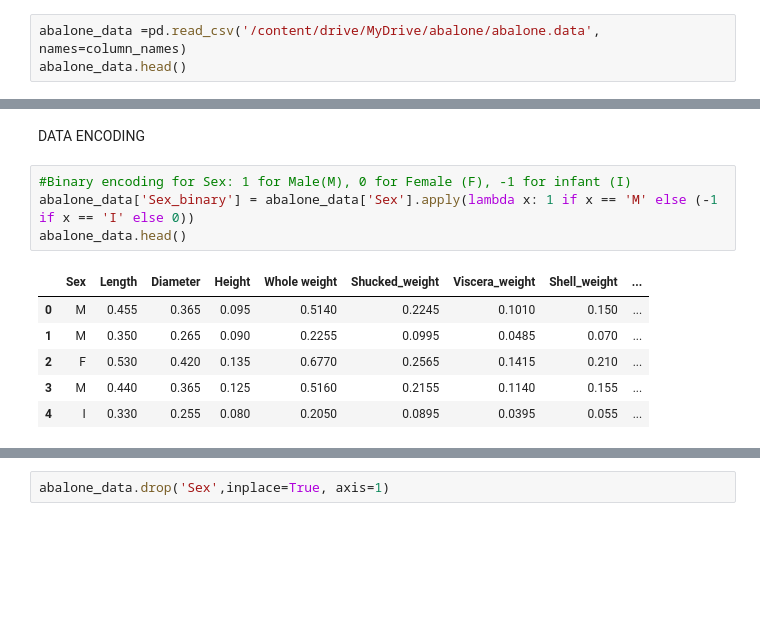
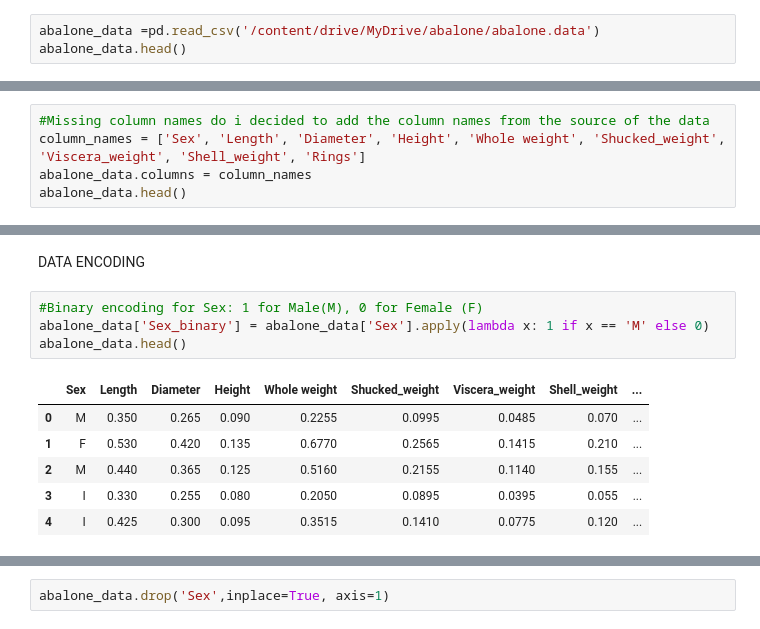
Before and after one commit to Mercymerine/Machine_Learning_1, a Jupyter notebook: abalone.ipynb, the cells around one changed output, grey strips where cells are left out. Drawn from its saved outputs; the diff is of its cells as text; blank space fills up the shorter version.

```diff
--- a/abalone.ipynb
+++ b/abalone.ipynb
@@ -11,4 +15,4 @@ column_names = ['Sex', 'Length', 'Diameter', 'Height', 'Whole weight', 'Shucked_
 # %%
-abalone_data =pd.read_csv('/content/drive/MyDrive/abalone/abalone.data', names=column_names)
+abalone_data =pd.read_csv('/content/drive/MyDrive/abalone/abalone.data')
 abalone_data.head()
 # %% [output]
@@ -39,0 +52,5 @@ memory usage: 293.8+ KB
+# %%
+#Missing column names do i decided to add the column names from the source of the data
+column_names = ['Sex', 'Length', 'Diameter', 'Height', 'Whole weight', 'Shucked_weight', 'Viscera_weight', 'Shell_weight', 'Rings']
+abalone_data.columns = column_names
+abalone_data.head()
@@ -71,13 +95,13 @@ abalone_data.describe()
 # %% [markdown]
 DATA ENCODING
 # %%
-#Binary encoding for Sex: 1 for Male(M), 0 for Female (F), -1 for infant (I)
-abalone_data['Sex_binary'] = abalone_data['Sex'].apply(lambda x: 1 if x == 'M' else (-1 if x == 'I' else 0))
+#Binary encoding for Sex: 1 for Male(M), 0 for Female (F)
+abalone_data['Sex_binary'] = abalone_data['Sex'].apply(lambda x: 1 if x == 'M' else 0)
 abalone_data.head()
 # %% [output]
 |  | Sex | Length | Diameter | Height | Whole weight | Shucked_weight | Viscera_weight | Shell_weight | ... |
-| 0 | M | 0.455 | 0.365 | 0.095 | 0.5140 | 0.2245 | 0.1010 | 0.150 | ... |
-| 1 | M | 0.350 | 0.265 | 0.090 | 0.2255 | 0.0995 | 0.0485 | 0.070 | ... |
-| 2 | F | 0.530 | 0.420 | 0.135 | 0.6770 | 0.2565 | 0.1415 | 0.210 | ... |
-| 3 | M | 0.440 | 0.365 | 0.125 | 0.5160 | 0.2155 | 0.1140 | 0.155 | ... |
-| 4 | I | 0.330 | 0.255 | 0.080 | 0.2050 | 0.0895 | 0.0395 | 0.055 | ... |
+| 0 | M | 0.350 | 0.265 | 0.090 | 0.2255 | 0.0995 | 0.0485 | 0.070 | ... |
+| 1 | F | 0.530 | 0.420 | 0.135 | 0.6770 | 0.2565 | 0.1415 | 0.210 | ... |
+| 2 | M | 0.440 | 0.365 | 0.125 | 0.5160 | 0.2155 | 0.1140 | 0.155 | ... |
+| 3 | I | 0.330 | 0.255 | 0.080 | 0.2050 | 0.0895 | 0.0395 | 0.055 | ... |
+| 4 | I | 0.425 | 0.300 | 0.095 | 0.3515 | 0.1410 | 0.0775 | 0.120 | ... |
```
Also changed, not shown: parts of 30 cells of this notebook.
